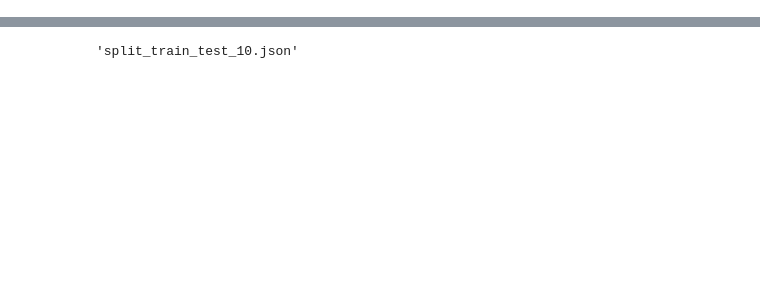
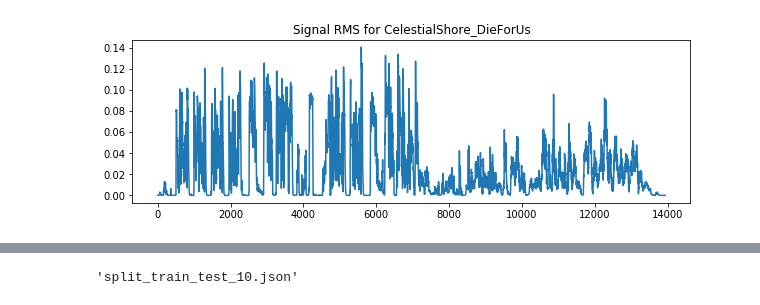
Before and after one commit to shayenne/vocaldetection, a Jupyter notebook: scripts/Threshold Spleeter.ipynb, the cells around one changed output, grey strips where cells are left out. Drawn from its saved outputs; the diff is of its cells as text; code cells hidden in the pictures; blank space fills up the shorter version.

```diff
--- a/scripts/Threshold Spleeter.ipynb
+++ b/scripts/Threshold Spleeter.ipynb
@@ -62,0 +75,7 @@ Wolf_DieBekherte
+# %%
+plt.figure(figsize=(10,3))
+plt.title('Signal RMS for CelestialShore_DieForUs')
+plt.plot(dict_rms['CelestialShore_DieForUs'][0])
+plt.show()
+# %% [output]
+[figure, added]
```
Also changed, not shown: parts of 24 cells of this notebook, 1 other file.
